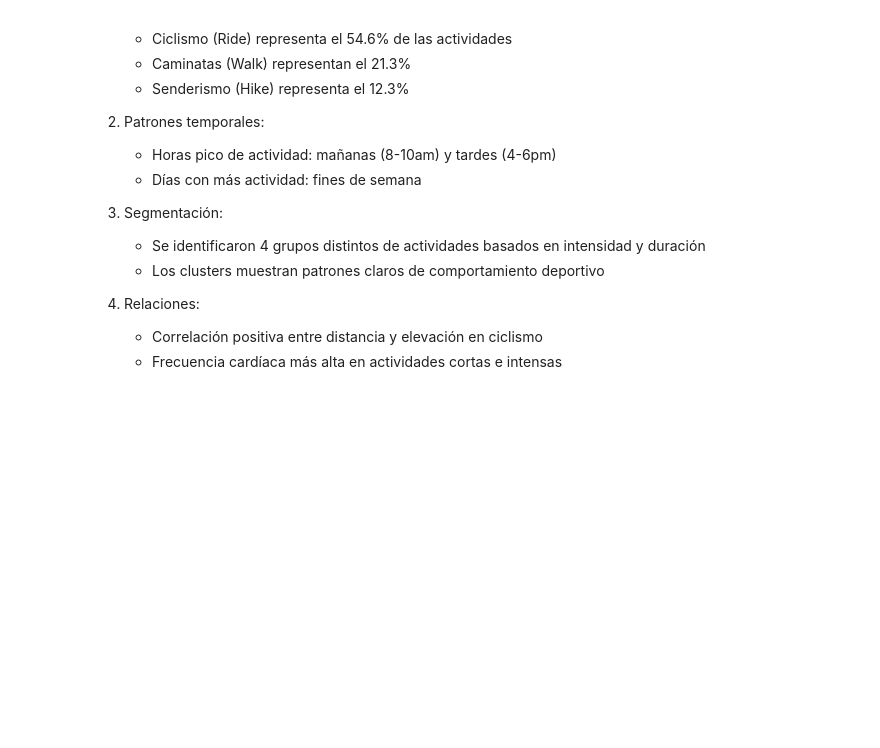
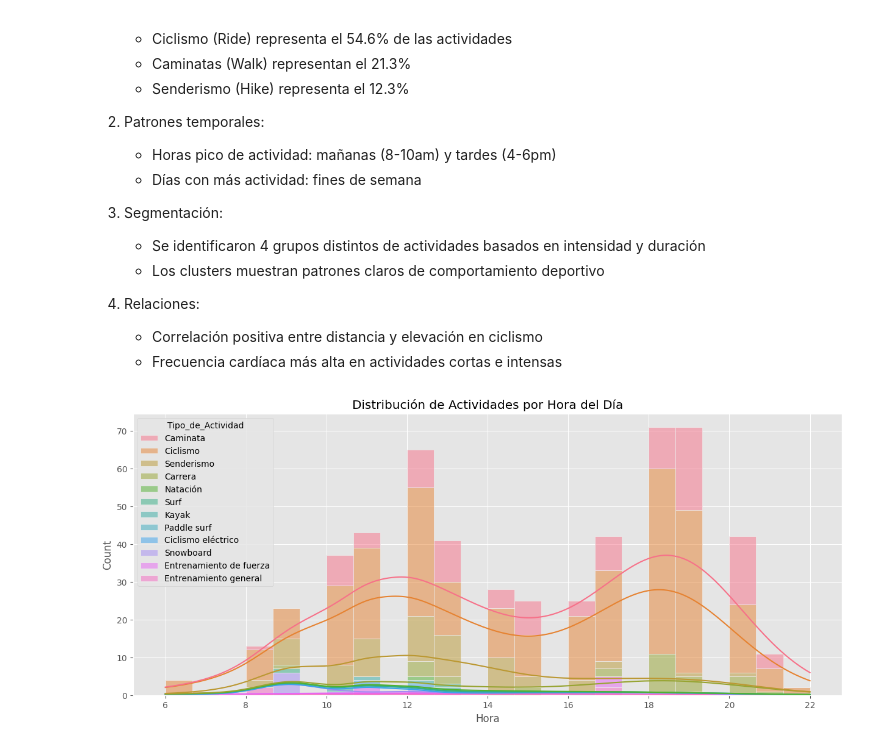
Before and after one commit to Gylla/Proyecto-Integrador, a Jupyter notebook: Proyecto_Strava.ipynb, the cells around one changed output. Drawn from its saved outputs; the diff is of its cells as text; code cells hidden in the pictures; blank space fills up the shorter version.

Commit message:
Traducción de Fechas, adición y explicación de gráficas

```diff
--- a/Proyecto_Strava.ipynb
+++ b/Proyecto_Strava.ipynb
@@ -703,3 +703,12 @@ fig.show()
 4. Relaciones:
    - Correlación positiva entre distancia y elevación en ciclismo
    - Frecuencia cardíaca más alta en actividades cortas e intensas
+# %%
+# Actividades por hora del día
+plt.figure(figsize=(15, 6))
+df['Hora'] = df['Fecha_de_Inicio'].dt.hour
+sns.histplot(data=df, x='Hora', bins=24, kde=True, hue='Tipo_de_Actividad', multiple='stack')
+plt.title('Distribución de Actividades por Hora del Día')
+plt.show()
+# %% [output]
+[figure, added]
```
Also changed, not shown: parts of 3 cells of this notebook.
